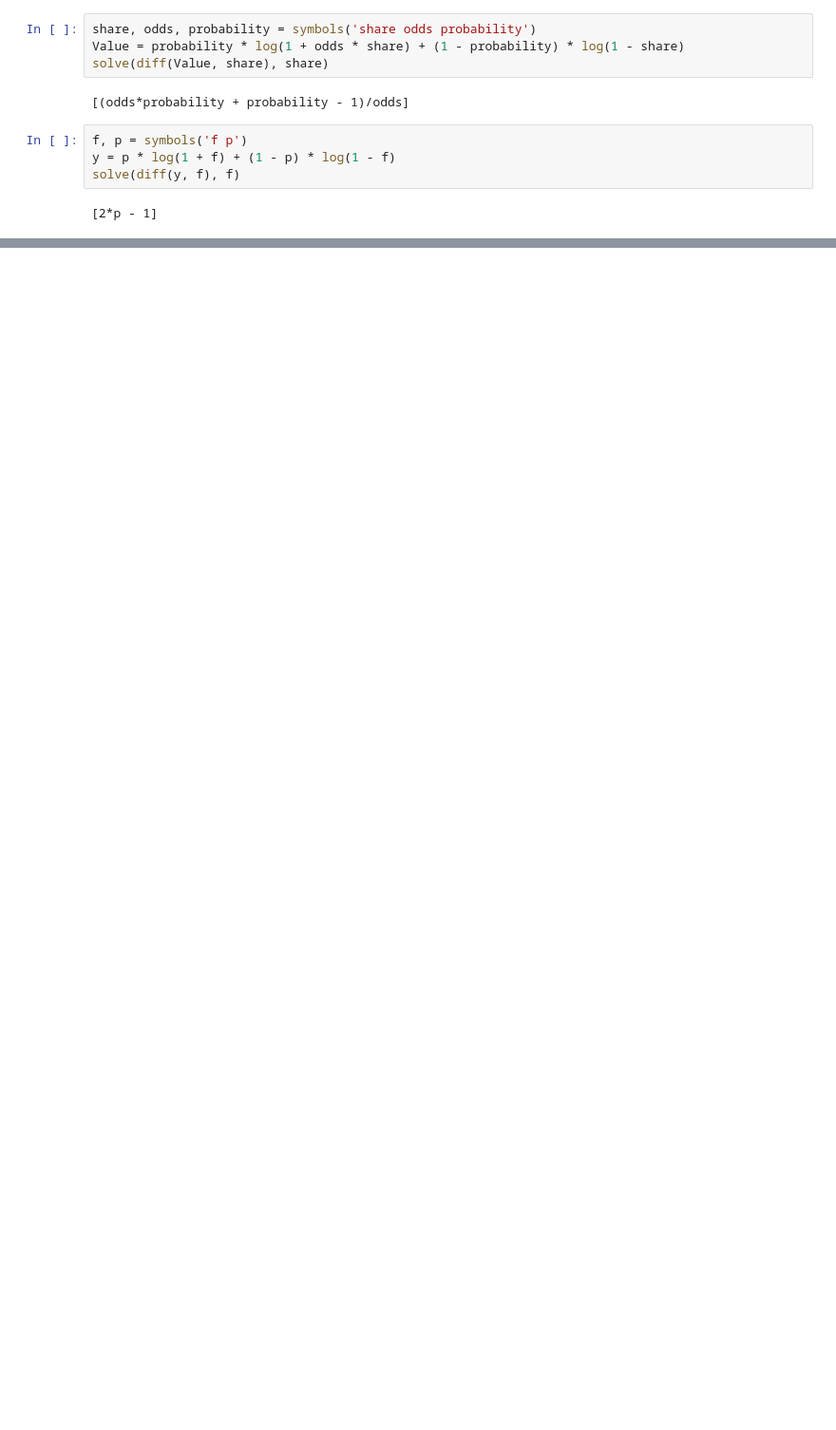
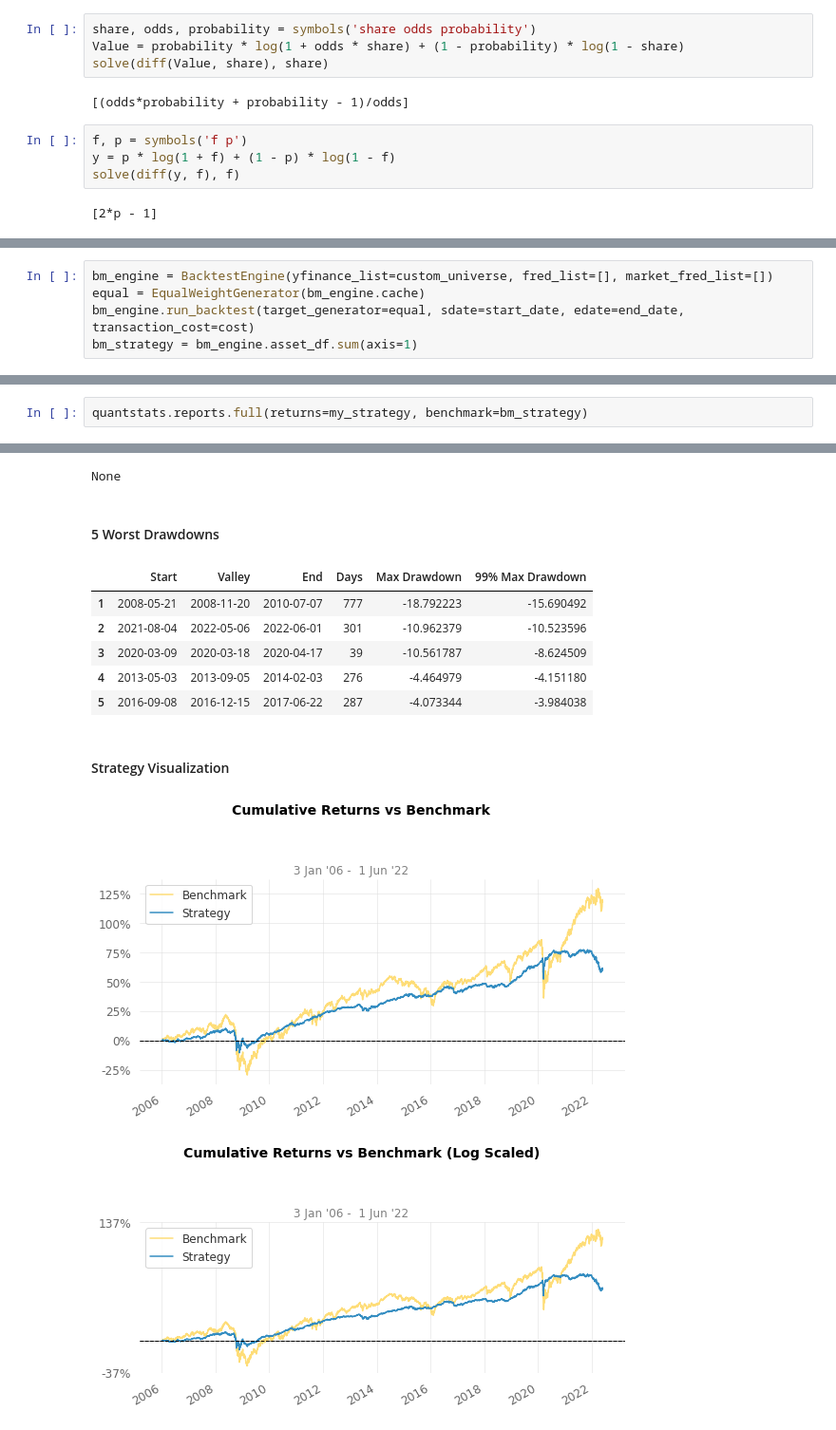
Before and after one commit to QuhiQuhihi/project_Asset_Allocation, a Jupyter notebook: 03_kelly_criteriom.ipynb, the cells around one changed output, grey strips where cells are left out. Shown at 95% size. Saved outputs shown, nothing was run; the diff lists cells and outputs as text; blank space fills up the shorter version.

```diff
--- a/03_kelly_criteriom.ipynb
+++ b/03_kelly_criteriom.ipynb
@@ -54,0 +156,5 @@ solve(diff(y, f), f)
+# %%
+bm_engine = BacktestEngine(yfinance_list=custom_universe, fred_list=[], market_fred_list=[])
+equal = EqualWeightGenerator(bm_engine.cache)
+bm_engine.run_backtest(target_generator=equal, sdate=start_date, edate=end_date, transaction_cost=cost)
+bm_strategy = bm_engine.asset_df.sum(axis=1)
@@ -54,0 +166,3 @@ solve(diff(y, f), f)
+# %%
+quantstats.reports.full(returns=my_strategy, benchmark=bm_strategy)
+# %% [output]
@@ -54,0 +187,11 @@ solve(diff(y, f), f)
+None
+5 Worst Drawdowns
+|  | Start | Valley | End | Days | Max Drawdown | 99% Max Drawdown |
+| 1 | 2008-05-21 | 2008-11-20 | 2010-07-07 | 777 | -18.792223 | -15.690492 |
+| 2 | 2021-08-04 | 2022-05-06 | 2022-06-01 | 301 | -10.962379 | -10.523596 |
+| 3 | 2020-03-09 | 2020-03-18 | 2020-04-17 | 39 | -10.561787 | -8.624509 |
+| 4 | 2013-05-03 | 2013-09-05 | 2014-02-03 | 276 | -4.464979 | -4.151180 |
+| 5 | 2016-09-08 | 2016-12-15 | 2017-06-22 | 287 | -4.073344 | -3.984038 |
+Strategy Visualization
+[figure, added]
+[figure, added]
```
Also changed, not shown: parts of 34 cells of this notebook, 1 other file.
